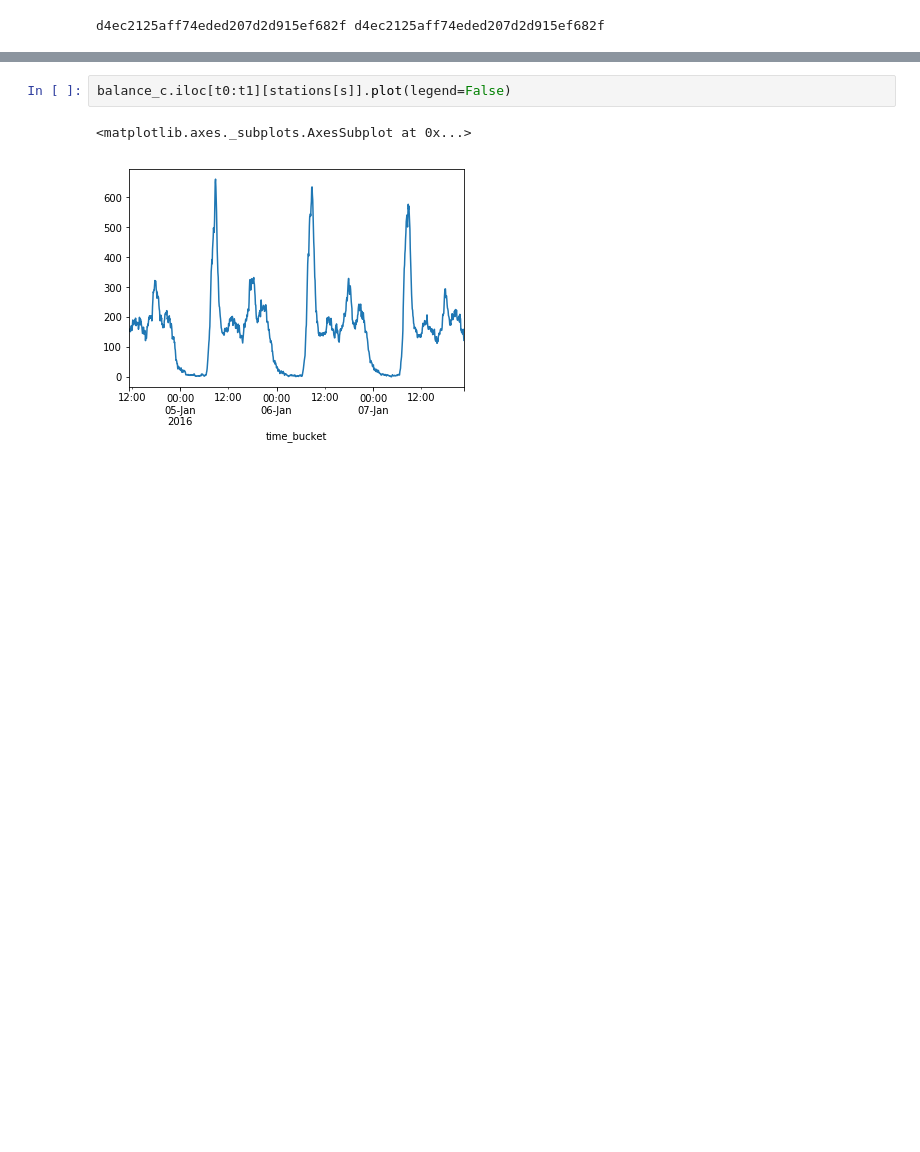
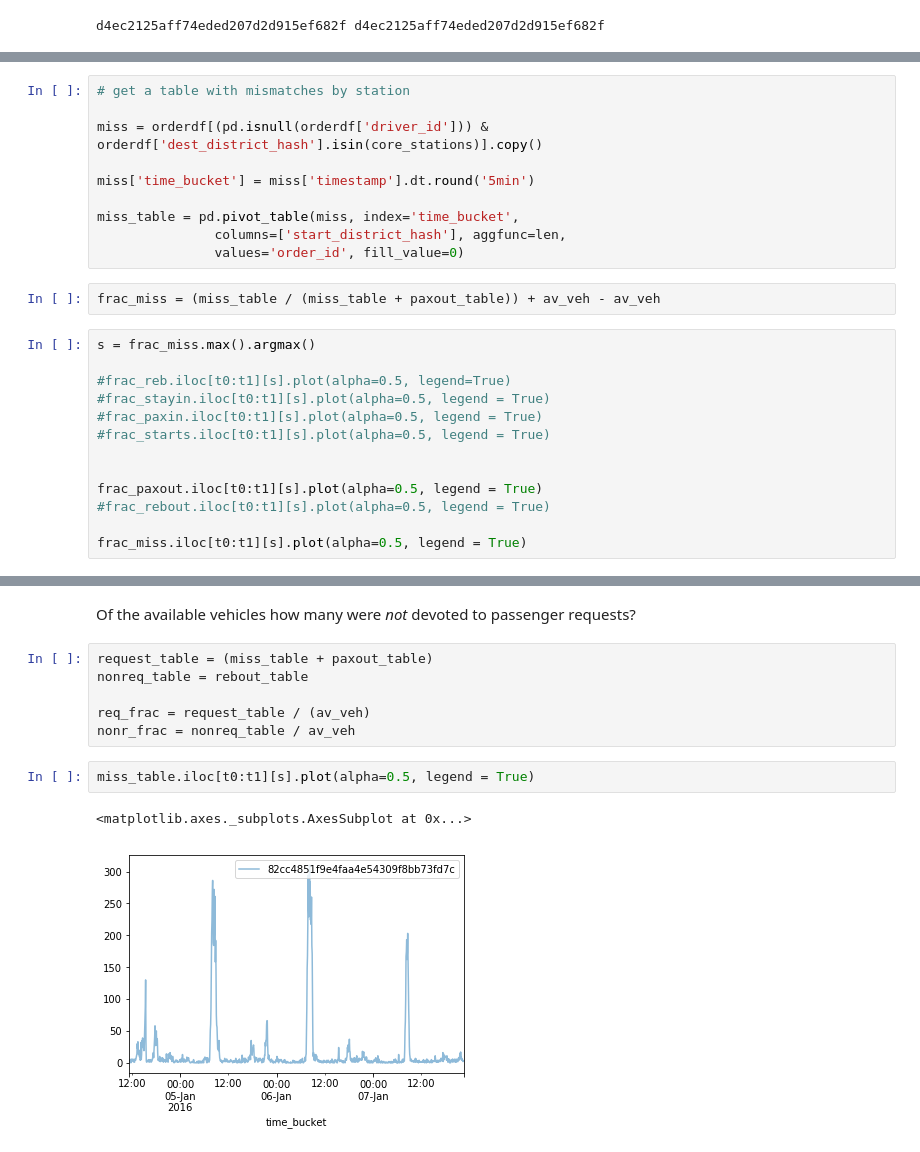
Before and after one commit to huevosabio/cs341, a Jupyter notebook: CountingVehicles.ipynb, the cells around one changed output, grey strips where cells are left out. Cells and saved outputs as stored; diff of their text form; blank space fills up the shorter version.

```diff
--- a/CountingVehicles.ipynb
+++ b/CountingVehicles.ipynb
@@ -293,0 +297,25 @@ frac_rebout.iloc[t0:t1][s].plot(alpha=0.5, legend = True)
+# %%
+# get a table with mismatches by station
+
+miss = orderdf[(pd.isnull(orderdf['driver_id'])) & orderdf['dest_district_hash'].isin(core_stations)].copy()
+
+miss['time_bucket'] = miss['timestamp'].dt.round('5min')
+
+miss_table = pd.pivot_table(miss, index='time_bucket',
+               columns=['start_district_hash'], aggfunc=len,
+               values='order_id', fill_value=0)
+# %%
+frac_miss = (miss_table / (miss_table + paxout_table)) + av_veh - av_veh
+# %%
+s = frac_miss.max().argmax()
+
+#frac_reb.iloc[t0:t1][s].plot(alpha=0.5, legend=True)
+#frac_stayin.iloc[t0:t1][s].plot(alpha=0.5, legend = True)
+#frac_paxin.iloc[t0:t1][s].plot(alpha=0.5, legend = True)
+#frac_starts.iloc[t0:t1][s].plot(alpha=0.5, legend = True)
+
+
+frac_paxout.iloc[t0:t1][s].plot(alpha=0.5, legend = True)
+#frac_rebout.iloc[t0:t1][s].plot(alpha=0.5, legend = True)
+
+frac_miss.iloc[t0:t1][s].plot(alpha=0.5, legend = True)
@@ -294,5 +325,13 @@ frac_rebout.iloc[t0:t1][s].plot(alpha=0.5, legend = True)
+# %% [markdown]
+Of the available vehicles how many were _not_ devoted to passenger requests?
+# %%
+request_table = (miss_table + paxout_table)
+nonreq_table = rebout_table
+
+req_frac = request_table / (av_veh)
+nonr_frac = nonreq_table / av_veh
 # %%
-balance_c.iloc[t0:t1][stations[s]].plot(legend=False)
+miss_table.iloc[t0:t1][s].plot(alpha=0.5, legend = True)
 # %% [output]
 <matplotlib.axes._subplots.AxesSubplot at 0x...>
-[figure, old version]
+[figure, new version]
```
Also changed, not shown: parts of 37 cells of this notebook, 5 other files.
